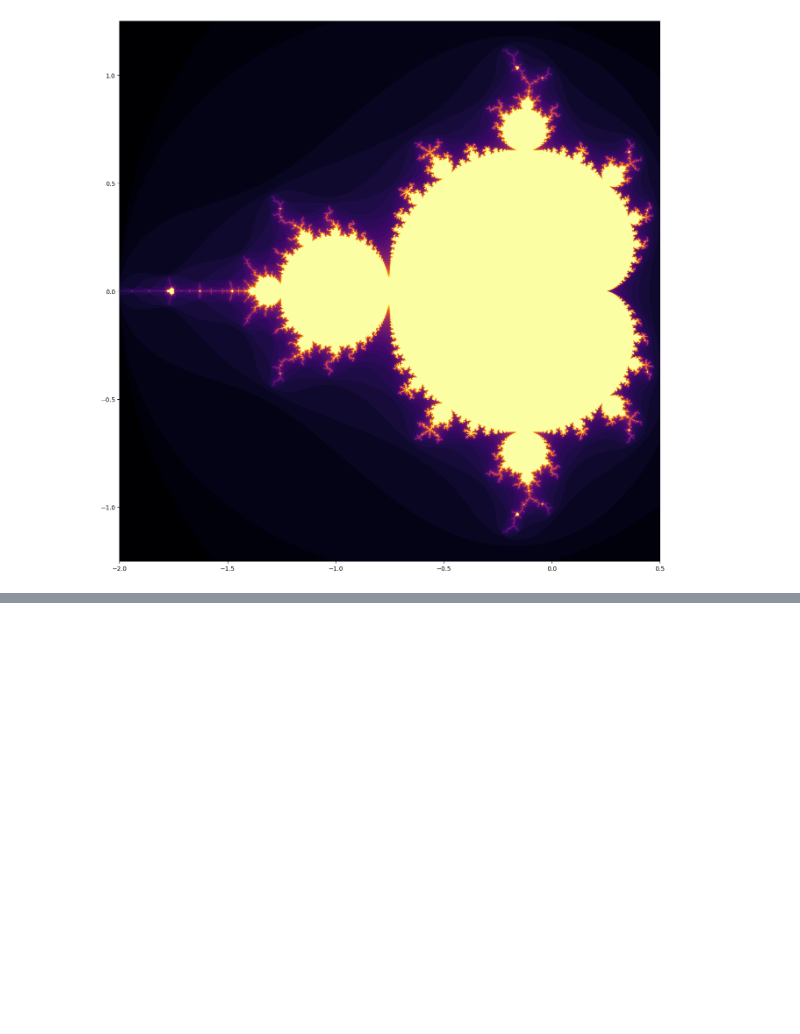
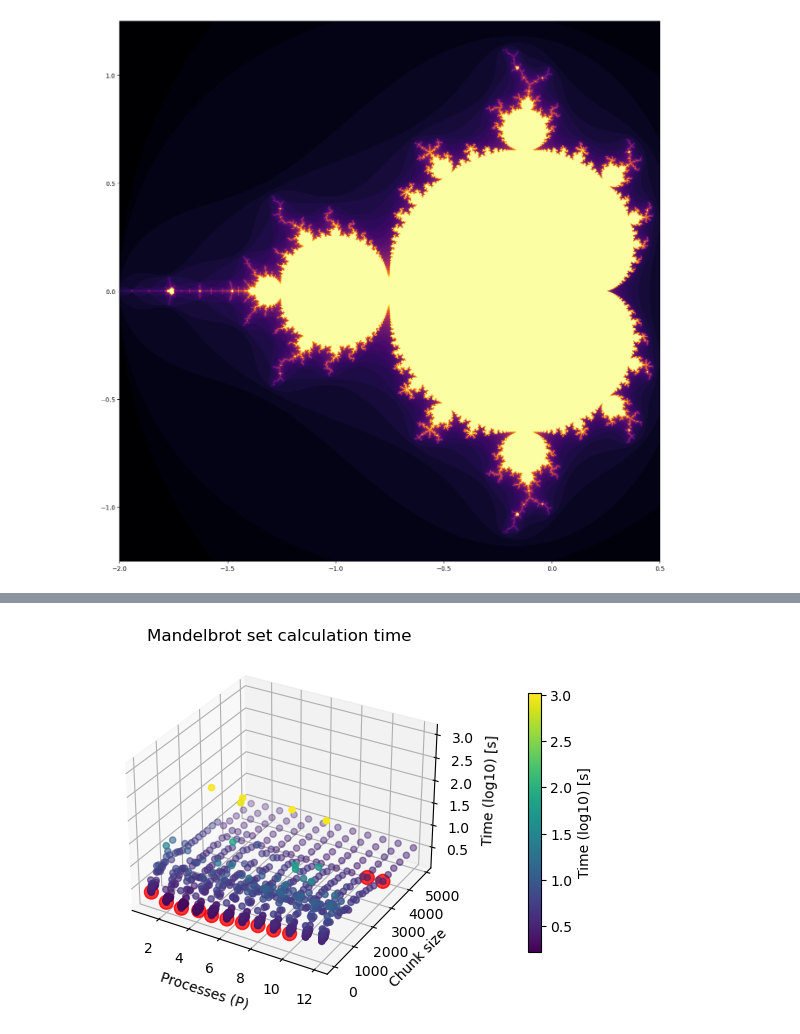
Before and after one commit to tallosim/aau-numerical-scientific-computing, a Jupyter notebook: mini-project/Stage_1.ipynb, the cells around one changed output, grey strips where cells are left out. Cells and saved outputs as stored; diff of their text form; code cells hidden in the pictures; blank space fills up the shorter version.

Commit message:
Update stage 1 of the mandelbrot set.

```diff
--- a/mini-project/Stage_1.ipynb
+++ b/mini-project/Stage_1.ipynb
@@ -134,3 +192,6 @@ M = np.zeros((X_RES, Y_RES))
 make_plot(M, cmap='inferno')
 # %% [output]
 [figure]
+# %%
+processes = np.arange(1, 13)
+chunk_sizes = np.unique(np.logspace(0, 3.69, 100).astype(int))
@@ -136,0 +224,17 @@ make_plot(M, cmap='inferno')
+# %%
+optimal_parameters = times_np[np.argmin(times_np[:, 2])]
+print(f'Optimal parameters for prcesses is {optimal_parameters[0]:.0f} and for chunk size is {optimal_parameters[1]:.0f}.')
+print(f'Elapsed time: {optimal_parameters[2]:.2f} s')
+
+time_delta_paralell_optimal = optimal_parameters[2]
+
+optimal_chunk_sizes = list()
+for P in np.unique(times_np[:, 0]):
+    times_np_p = times_np[times_np[:, 0] == P]
+    optimal_chunk_sizes.append(times_np_p[np.argmin(times_np_p[:, 2])])
+optimal_chunk_sizes = np.array(optimal_chunk_sizes)
+
+# Convert to log scale for better visualization
+# Very big numbers are hard to visualize on a linear scale
+times_np_log = times_np.copy()
+times_np_log[:, 2] = np.log10(times_np[:, 2])
@@ -136,0 +244,31 @@ make_plot(M, cmap='inferno')
+# %%
+%matplotlib widget
+
+fig = plt.figure()
+ax = fig.add_subplot(projection='3d')
+colors = ax.scatter(
+    xs=times_np_log[:, 0],
+    ys=times_np_log[:, 1],
+    zs=times_np_log[:, 2],
+    c=times_np_log[:, 2],
+    cmap='viridis')
+
+ax.scatter(
+    xs=optimal_chunk_sizes[:, 0],
+    ys=optimal_chunk_sizes[:, 1],
+    zs=np.log10(optimal_chunk_sizes[:, 2]),
+    c='red',
+    s=100,
+    alpha=0.8)
+
+ax.set_xlabel('Processes (P)')
+ax.set_ylabel('Chunk size')
+ax.set_zlabel('Time (log10) [s]')
+
+ax.set_title('Mandelbrot set calculation time')
+
+fig.colorbar(colors, ax=ax, shrink=0.7, pad=0.15, label='Time (log10) [s]')
+
+plt.show()
+# %% [output]
+[figure, added]
```
Also changed, not shown: parts of 15 cells of this notebook, 3 other files.
